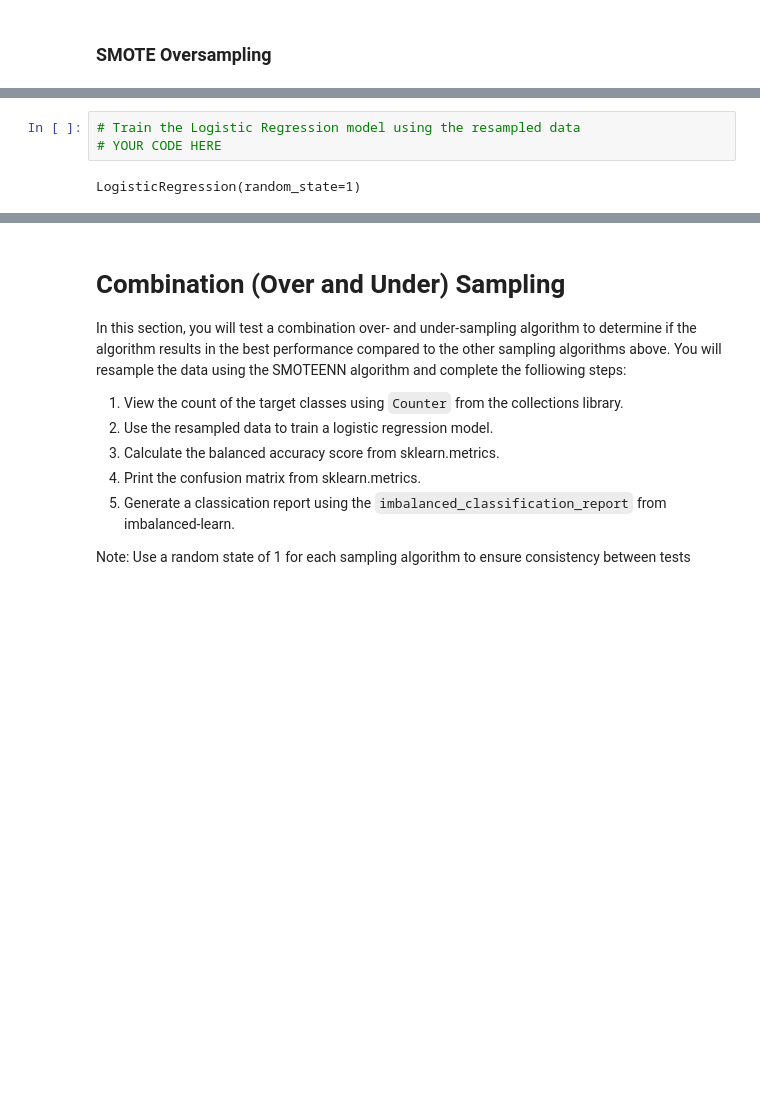
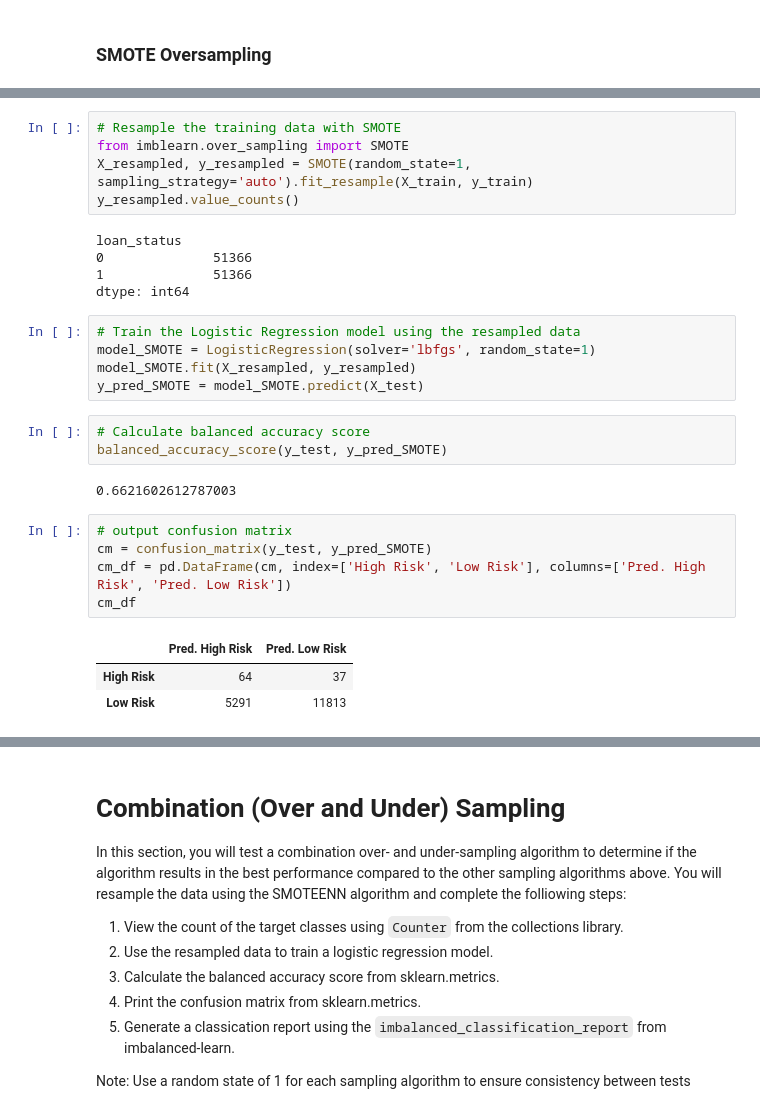
Before and after one commit to iiiGraham/Credit_Risk_Analysis, a Jupyter notebook: credit_risk_resampling.ipynb, the cells around one changed output, grey strips where cells are left out. Saved outputs shown, nothing was run; the diff lists cells and outputs as text; blank space fills up the shorter version.

```diff
--- a/credit_risk_resampling.ipynb
+++ b/credit_risk_resampling.ipynb
@@ -317,5 +297,29 @@ Counter({'loan_status': 1})
+# %%
+# Resample the training data with SMOTE
+from imblearn.over_sampling import SMOTE
+X_resampled, y_resampled = SMOTE(random_state=1, sampling_strategy='auto').fit_resample(X_train, y_train)
+y_resampled.value_counts()
+# %% [output]
+loan_status
+0              51366
+1              51366
+dtype: int64
 # %%
 # Train the Logistic Regression model using the resampled data
-# YOUR CODE HERE
+model_SMOTE = LogisticRegression(solver='lbfgs', random_state=1)
+model_SMOTE.fit(X_resampled, y_resampled)
+y_pred_SMOTE = model_SMOTE.predict(X_test)
-# %% [output]
-LogisticRegression(random_state=1)
+# %%
+# Calculate balanced accuracy score
+balanced_accuracy_score(y_test, y_pred_SMOTE)
+# %% [output]
+0.6621602612787003
+# %%
+# output confusion matrix
+cm = confusion_matrix(y_test, y_pred_SMOTE)
+cm_df = pd.DataFrame(cm, index=['High Risk', 'Low Risk'], columns=['Pred. High Risk', 'Pred. Low Risk'])
+cm_df
+# %% [output]
+|  | Pred. High Risk | Pred. Low Risk |
+| High Risk | 64 | 37 |
+| Low Risk | 5291 | 11813 |
```
Also changed, not shown: parts of 30 cells of this notebook, 9 other files.
